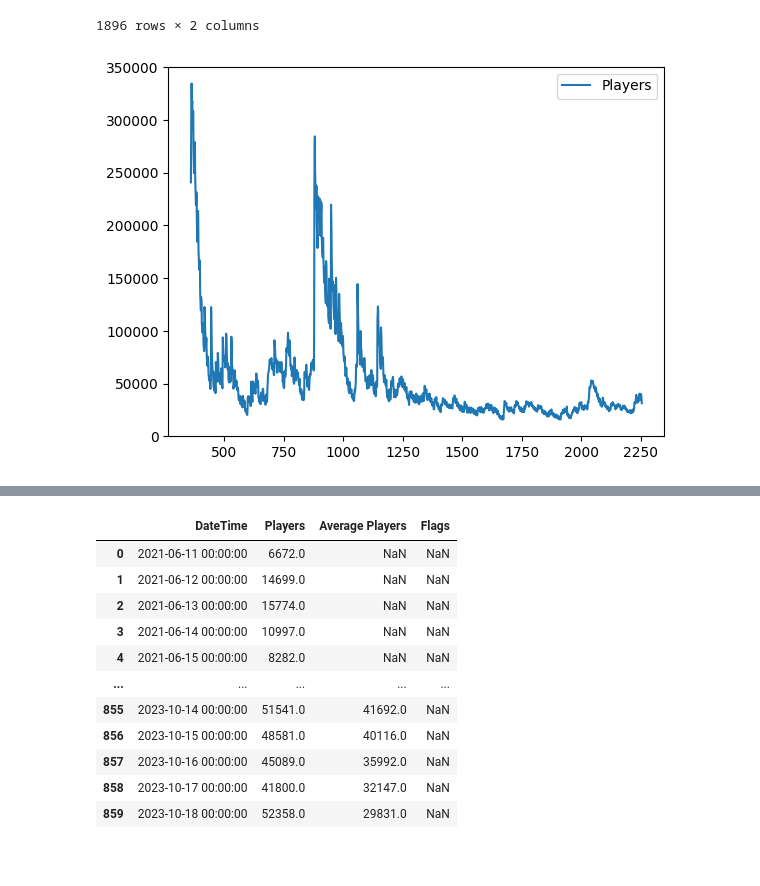
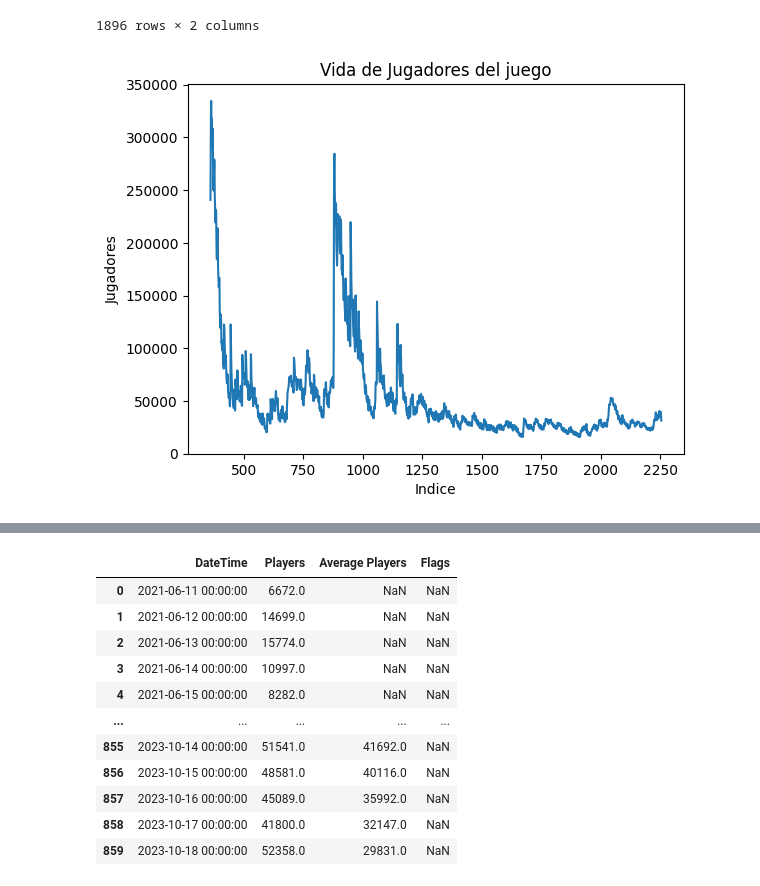
Before and after one commit to AdrianNiet/Proyecto-EDA, a Jupyter notebook: proyecto analisis de datos/codigo/STEAMDB/graficos de jugadores.ipynb, the cells around one changed output, grey strips where cells are left out. Saved outputs shown, nothing was run; the diff lists cells and outputs as text; code cells hidden in the pictures; blank space fills up the shorter version.

```diff
--- a/proyecto analisis de datos/codigo/STEAMDB/graficos de jugadores.ipynb
+++ b/proyecto analisis de datos/codigo/STEAMDB/graficos de jugadores.ipynb
@@ -28,7 +29,7 @@ jugadores_MHW #ahora tenemos algo ams cercano a la fecha de salida.
 | 2254 | 2023-10-16 00:00:00 | 33902.0 |
 | 2255 | 2023-10-17 00:00:00 | 31340.0 |
 1896 rows × 2 columns
-# %%
-jugadores.plot();
-# %% [output]
-[figure, removed]
+# %%
+jugadores_MHW.plot(legend=False, title="Vida de Jugadores del juego", ylabel="Jugadores", xlabel="Indice");
+# %% [output]
+[figure, added]
```
Also changed, not shown: parts of 6 cells of this notebook, 24 other files.
